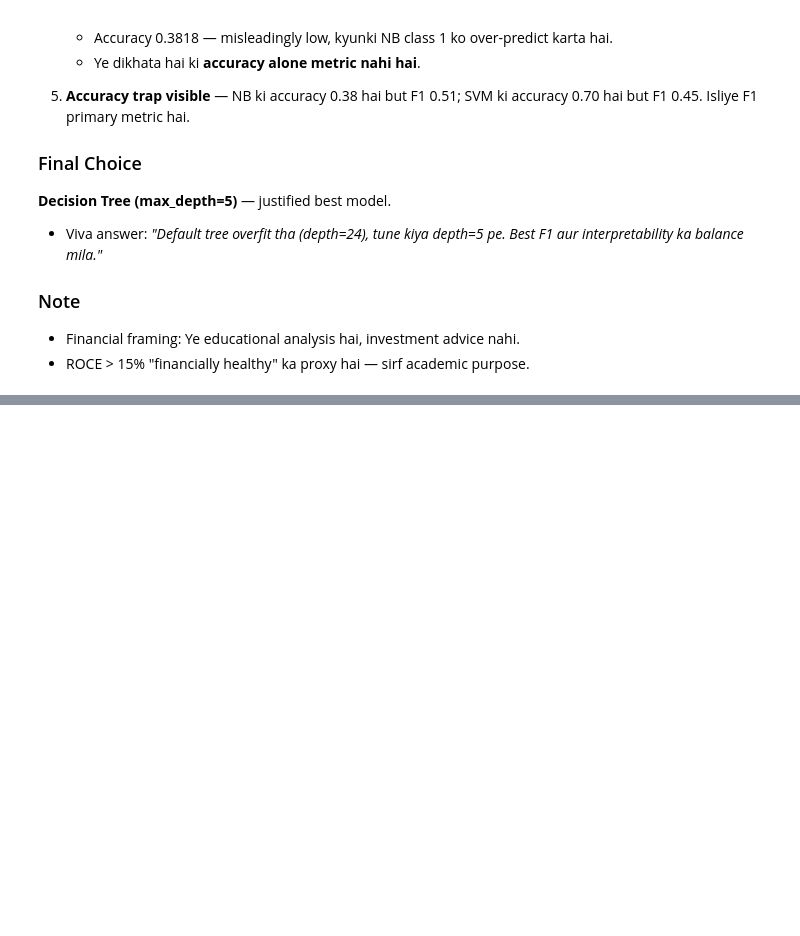
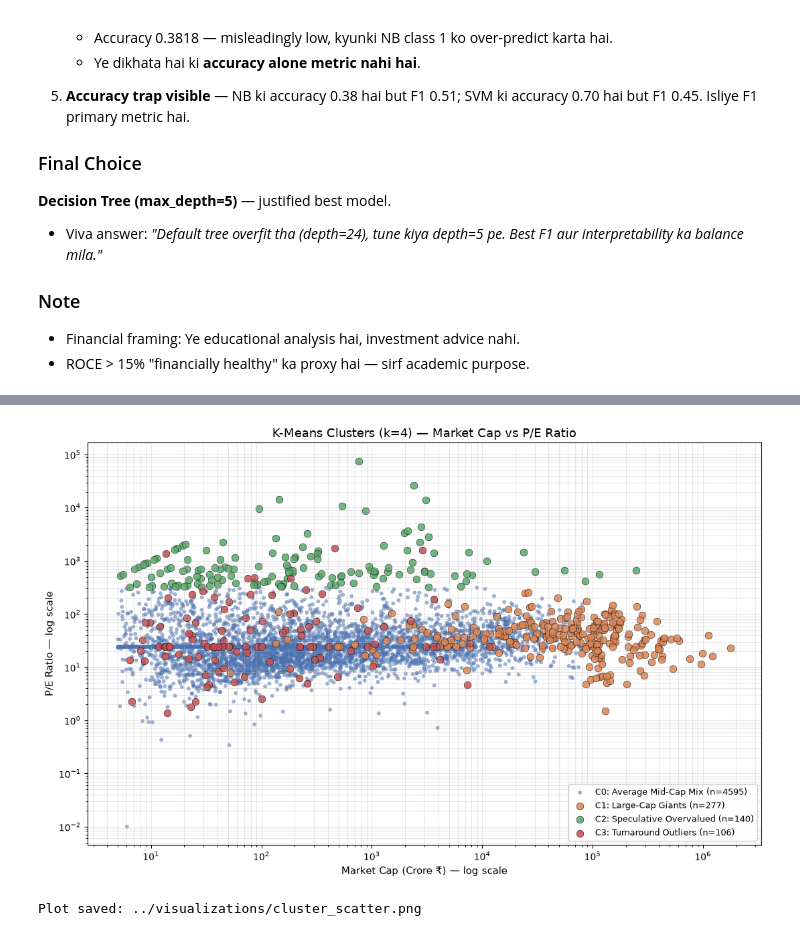
Before and after one commit to yogeshkaswan377-dev/Indian-Stock-Market-Analysis, a Jupyter notebook: notebooks/main_notebook.ipynb, the cells around one changed output, grey strips where cells are left out. Cells and saved outputs as stored; diff of their text form; code cells hidden in the pictures; blank space fills up the shorter version.

```diff
--- a/notebooks/main_notebook.ipynb
+++ b/notebooks/main_notebook.ipynb
@@ -1150,0 +1351,44 @@ Chart saved → ../visualizations/model_comparison.png
+# %%
+# Cell 28 — Phase 4: Cluster Scatter Plot (log-log)
+
+import matplotlib.pyplot as plt
+
+fig, ax = plt.subplots(figsize=(11, 7))
+
+colors = ['#4C72B0', '#DD8452', '#55A868', '#C44E52']
+cluster_names = [
+    'C0: Average Mid-Cap Mix',
+    'C1: Large-Cap Giants',
+    'C2: Speculative Overvalued',
+    'C3: Turnaround Outliers'
+]
+
+for c in range(4):
+    mask = df['Cluster'] == c
+    ax.scatter(
+        df.loc[mask, 'Market_Cap_Crore'],
+        df.loc[mask, 'PE_Ratio'],
+        s=18 if c == 0 else 60,
+        c=colors[c],
+        alpha=0.55 if c == 0 else 0.85,
+        label=f"{cluster_names[c]} (n={mask.sum()})",
+        edgecolors='black' if c != 0 else 'none',
+        linewidths=0.4
+    )
+
+ax.set_xscale('log')
+ax.set_yscale('log')
+ax.set_xlabel('Market Cap (Crore ₹) — log scale', fontsize=11)
+ax.set_ylabel('P/E Ratio — log scale', fontsize=11)
+ax.set_title('K-Means Clusters (k=4) — Market Cap vs P/E Ratio', fontsize=13)
+ax.legend(loc='lower right', fontsize=9, framealpha=0.95)
+ax.grid(True, alpha=0.3, which='both')
+
+plt.tight_layout()
+plt.savefig('../visualizations/cluster_scatter.png', dpi=120, bbox_inches='tight')
+plt.show()
+
+print("Plot saved: ../visualizations/cluster_scatter.png")
+# %% [output]
+[figure, added]
+Plot saved: ../visualizations/cluster_scatter.png
```
Also changed, not shown: parts of 6 cells of this notebook, 6 other files.
